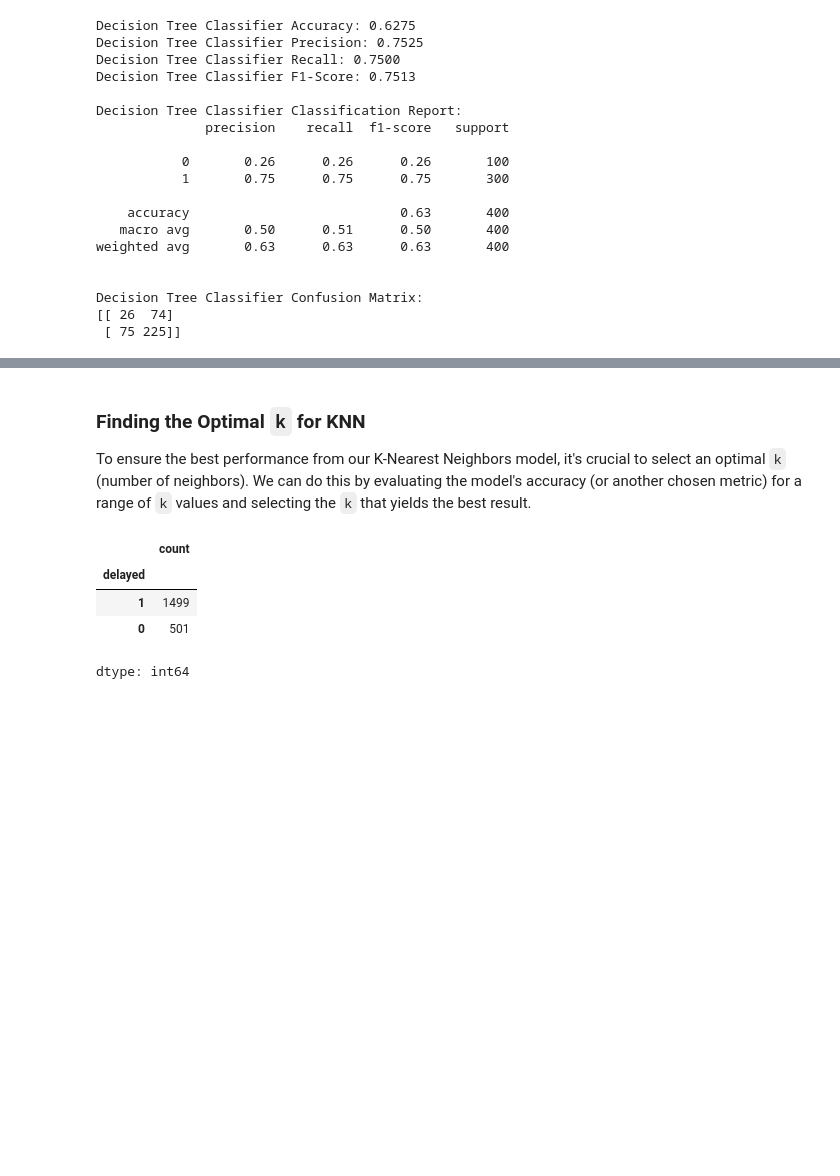
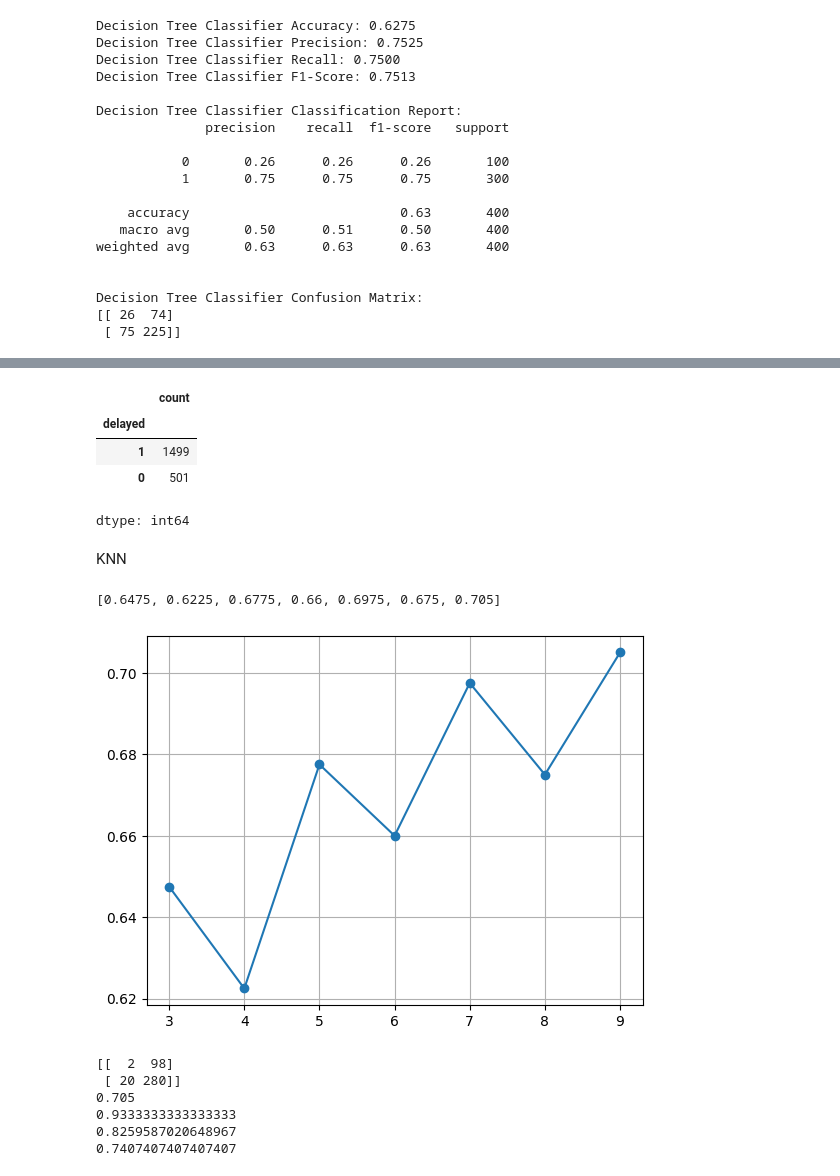
Before and after one commit to A-b-h-i-n-a-V-01/Public-Transport-Delay-Prediction, a Jupyter notebook: Public_Transport_Delay_Prediction.ipynb, the cells around one changed output, grey strips where cells are left out. Saved outputs shown, nothing was run; the diff lists cells and outputs as text; code cells hidden in the pictures; blank space fills up the shorter version.

```diff
--- a/Public_Transport_Delay_Prediction.ipynb
+++ b/Public_Transport_Delay_Prediction.ipynb
@@ -689,28 +647,0 @@ Now, let's evaluate the performance of the K-Nearest Neighbors Classifier using
-# %%
-from sklearn.metrics import accuracy_score, precision_score, recall_score, f1_score, confusion_matrix, classification_report
-
-# Make predictions on the test set using the trained KNN pipeline
-y_pred_knn = knn_pipeline.predict(X_test)
-
-# Calculate evaluation metrics for KNN
-accuracy_knn = accuracy_score(y_test, y_pred_knn)
-precision_knn = precision_score(y_test, y_pred_knn)
-recall_knn = recall_score(y_test, y_pred_knn)
-f1_knn = f1_score(y_test, y_pred_knn)
-
-print(f"K-Nearest Neighbors Classifier Accuracy: {accuracy_knn:.4f}")
-print(f"K-Nearest Neighbors Classifier Precision: {precision_knn:.4f}")
-print(f"K-Nearest Neighbors Classifier Recall: {recall_knn:.4f}")
-print(f"K-Nearest Neighbors Classifier F1-Score: {f1_knn:.4f}")
-
-# Display classification report for KNN
-print("\nK-Nearest Neighbors Classifier Classification Report:")
-print(classification_report(y_test, y_pred_knn))
-
-# Display confusion matrix for KNN
-print("\nK-Nearest Neighbors Classifier Confusion Matrix:")
-print(confusion_matrix(y_test, y_pred_knn))
-# %% [markdown]
-### Finding the Optimal `k` for KNN
-
-To ensure the best performance from our K-Nearest Neighbors model, it's crucial to select an optimal `k` (number of neighbors). We can do this by evaluating the model's accuracy (or another chosen metric) for a range of `k` values and selecting the `k` that yields the best result.
@@ -767,3 +653,44 @@ data['delayed'].value_counts()
 | 1 | 1499 |
 | 0 | 501 |
 dtype: int64
+# %% [markdown]
+KNN
+# %%
+#KNN
+#finding the optimum k value
+
+from sklearn.neighbors import KNeighborsClassifier
+acc_score=[]
+for k in range(3,10):
+  knn=KNeighborsClassifier(n_neighbors=k)
+  knn.fit(X_train,y_train)
+  y_pred_knn=knn.predict(X_test)
+  acc=accuracy_score(y_test,y_pred_knn)
+  acc_score.append(acc)
+
+acc_score
+# %% [output]
+[0.6475, 0.6225, 0.6775, 0.66, 0.6975, 0.675, 0.705]
+# %%
+plt.plot(np.arange(3,10),acc_score,'o-')
+plt.grid()
+# %% [output]
+[figure, added]
+# %%
+#optimum k value is 9 ( ACC HIGHEST)
+#Train KNN model for k=9
+knn=KNeighborsClassifier(n_neighbors=9)
+knn.fit(X_train,y_train)
+y_pred_knn=knn.predict(X_test)
+print(confusion_matrix(y_test,y_pred_knn))
+print(accuracy_score(y_test,y_pred_knn))
+print(recall_score(y_test,y_pred_knn))
+print(f1_score(y_test,y_pred_knn))
+print(precision_score(y_test,y_pred_knn))
+# %% [output]
+[[  2  98]
+ [ 20 280]]
+0.705
+0.9333333333333333
+0.8259587020648967
+0.7407407407407407
```
Also changed, not shown: parts of 9 cells of this notebook.
